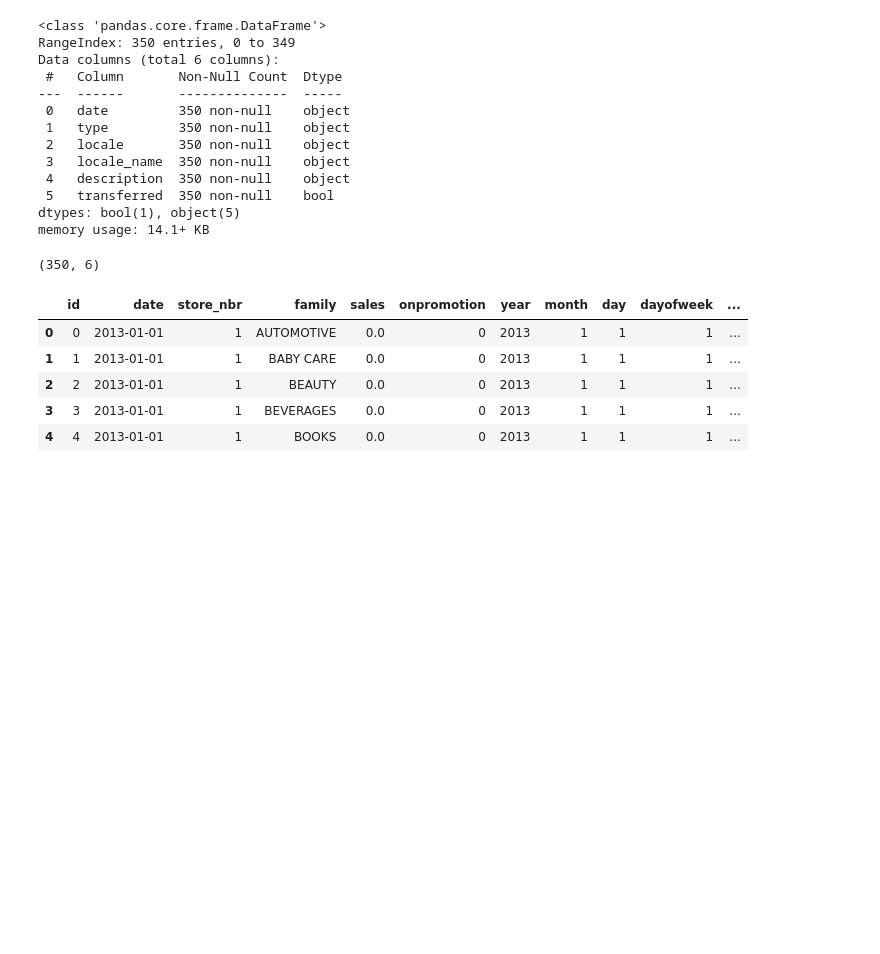
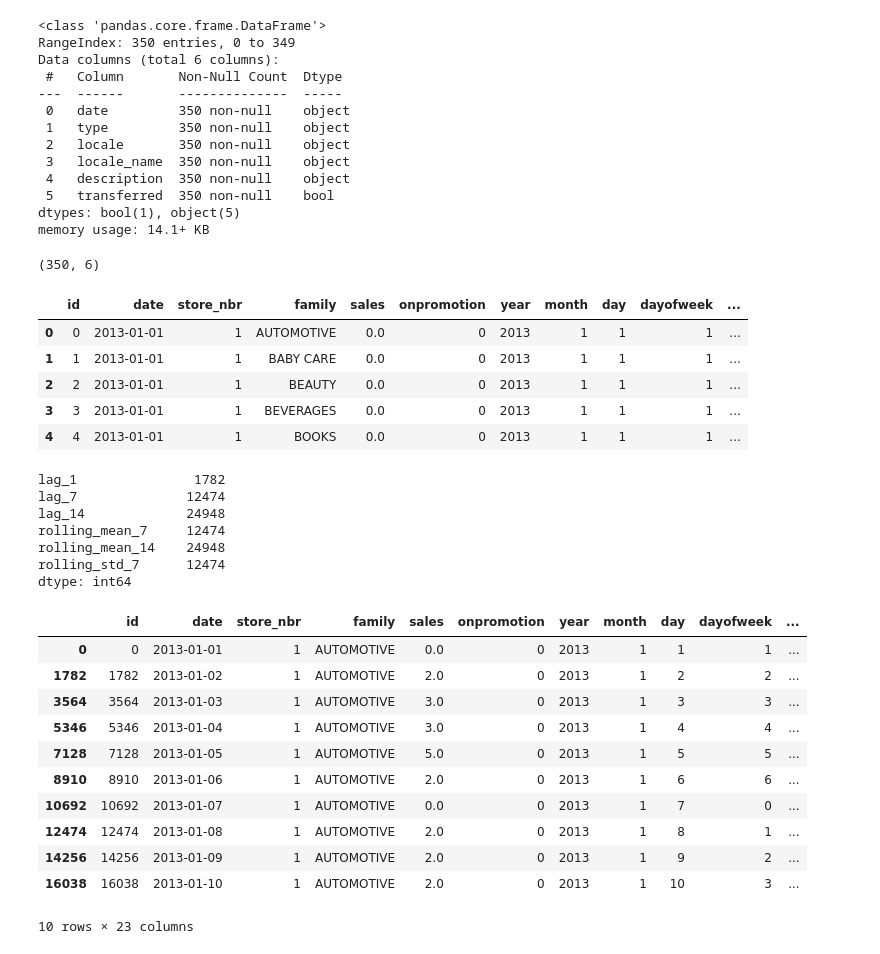
Before and after one commit to Charishma270/FUTURE_ML_01, a Jupyter notebook: notebooks/forecasting.ipynb, the cells around one changed output. Cells and saved outputs as stored; diff of their text form; code cells hidden in the pictures; blank space fills up the shorter version.

```diff
--- a/notebooks/forecasting.ipynb
+++ b/notebooks/forecasting.ipynb
@@ -280,3 +280,49 @@ df.head()
 | 2 | 2 | 2013-01-01 | 1 | BEAUTY | 0.0 | 0 | 2013 | 1 | 1 | 1 | ... |
 | 3 | 3 | 2013-01-01 | 1 | BEVERAGES | 0.0 | 0 | 2013 | 1 | 1 | 1 | ... |
 | 4 | 4 | 2013-01-01 | 1 | BOOKS | 0.0 | 0 | 2013 | 1 | 1 | 1 | ... |
+# %%
+# =========================
+# LAG FEATURE ENGINEERING
+# =========================
+
+# 1. Sort data properly (CRITICAL for time-series)
+df = df.sort_values(['store_nbr', 'family', 'date'])
+
+# 2. Create lag features
+df['lag_1'] = df.groupby(['store_nbr', 'family'])['sales'].shift(1)
+df['lag_7'] = df.groupby(['store_nbr', 'family'])['sales'].shift(7)
+df['lag_14'] = df.groupby(['store_nbr', 'family'])['sales'].shift(14)
+
+# 3. Rolling mean features (STRONG features)
+df['rolling_mean_7'] = df.groupby(['store_nbr', 'family'])['sales'].shift(1).rolling(7).mean()
+df['rolling_mean_14'] = df.groupby(['store_nbr', 'family'])['sales'].shift(1).rolling(14).mean()
+
+# 4. Rolling std (captures volatility)
+df['rolling_std_7'] = df.groupby(['store_nbr', 'family'])['sales'].shift(1).rolling(7).std()
+
+# 5. Check missing values (IMPORTANT)
+lag_cols = ['lag_1', 'lag_7', 'lag_14', 'rolling_mean_7', 'rolling_mean_14', 'rolling_std_7']
+print(df[lag_cols].isnull().sum())
+
+# 6. Preview
+df.head(10)
+# %% [output]
+lag_1               1782
+lag_7              12474
+lag_14             24948
+rolling_mean_7     12474
+rolling_mean_14    24948
+rolling_std_7      12474
+dtype: int64
+|  | id | date | store_nbr | family | sales | onpromotion | year | month | day | dayofweek | ... |
+| 0 | 0 | 2013-01-01 | 1 | AUTOMOTIVE | 0.0 | 0 | 2013 | 1 | 1 | 1 | ... |
+| 1782 | 1782 | 2013-01-02 | 1 | AUTOMOTIVE | 2.0 | 0 | 2013 | 1 | 2 | 2 | ... |
+| 3564 | 3564 | 2013-01-03 | 1 | AUTOMOTIVE | 3.0 | 0 | 2013 | 1 | 3 | 3 | ... |
+| 5346 | 5346 | 2013-01-04 | 1 | AUTOMOTIVE | 3.0 | 0 | 2013 | 1 | 4 | 4 | ... |
+| 7128 | 7128 | 2013-01-05 | 1 | AUTOMOTIVE | 5.0 | 0 | 2013 | 1 | 5 | 5 | ... |
+| 8910 | 8910 | 2013-01-06 | 1 | AUTOMOTIVE | 2.0 | 0 | 2013 | 1 | 6 | 6 | ... |
+| 10692 | 10692 | 2013-01-07 | 1 | AUTOMOTIVE | 0.0 | 0 | 2013 | 1 | 7 | 0 | ... |
+| 12474 | 12474 | 2013-01-08 | 1 | AUTOMOTIVE | 2.0 | 0 | 2013 | 1 | 8 | 1 | ... |
+| 14256 | 14256 | 2013-01-09 | 1 | AUTOMOTIVE | 2.0 | 0 | 2013 | 1 | 9 | 2 | ... |
+| 16038 | 16038 | 2013-01-10 | 1 | AUTOMOTIVE | 2.0 | 0 | 2013 | 1 | 10 | 3 | ... |
+10 rows × 23 columns
```
Also changed, not shown: parts of 24 cells of this notebook, 3 other files.
